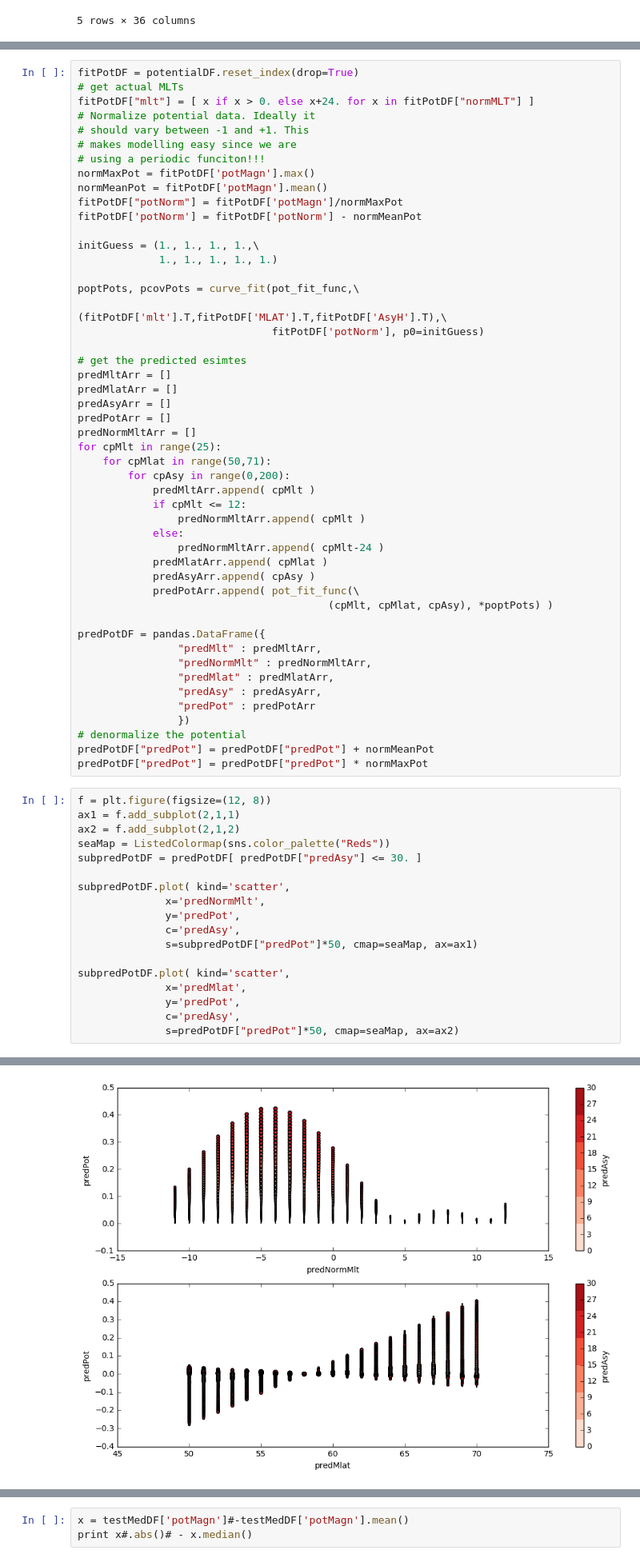
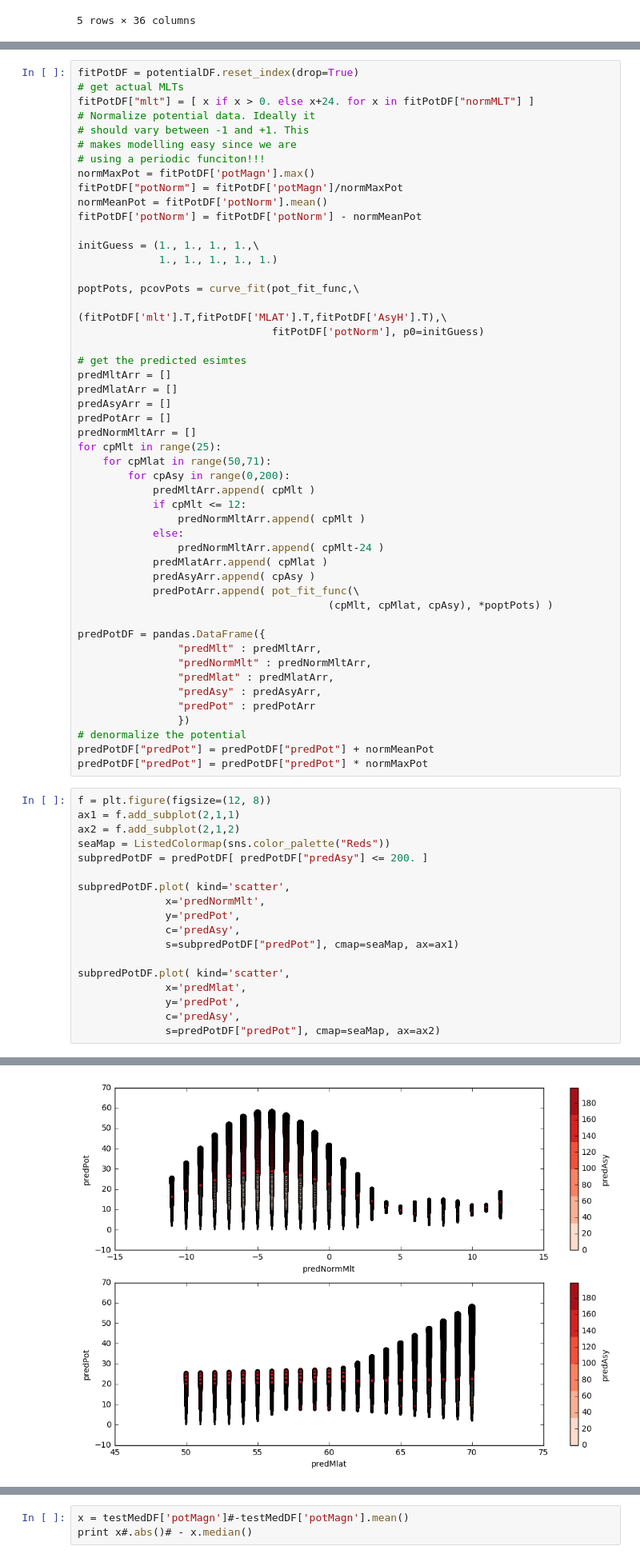
Before and after one commit to bharatreddy/indsvels, a Jupyter notebook: ipy/pot-mod-fin.ipynb, the cells around one changed output, grey strips where cells are left out. Shown at 80% size. Cells and saved outputs as stored; diff of their text form.

```diff
--- a/ipy/pot-mod-fin.ipynb
+++ b/ipy/pot-mod-fin.ipynb
@@ -239,8 +239,8 @@ fitPotDF["mlt"] = [ x if x > 0. else x+24. for x in fitPotDF["normMLT"] ]
 # makes modelling easy since we are
 # using a periodic funciton!!!
 normMaxPot = fitPotDF['potMagn'].max()
-normMeanPot = fitPotDF['potMagn'].mean()
 fitPotDF["potNorm"] = fitPotDF['potMagn']/normMaxPot
+normMeanPot = fitPotDF['potNorm'].mean()
 fitPotDF['potNorm'] = fitPotDF['potNorm'] - normMeanPot
 
 initGuess = (1., 1., 1., 1.,\
@@ -282,24 +282,24 @@ predPotDF["predPot"] = predPotDF["predPot"] * normMaxPot
 # %%
 f = plt.figure(figsize=(12, 8))
 ax1 = f.add_subplot(2,1,1)
 ax2 = f.add_subplot(2,1,2)
 seaMap = ListedColormap(sns.color_palette("Reds"))
-subpredPotDF = predPotDF[ predPotDF["predAsy"] <= 30. ]
+subpredPotDF = predPotDF[ predPotDF["predAsy"] <= 200. ]
 
 subpredPotDF.plot( kind='scatter',
               x='predNormMlt',
               y='predPot',
               c='predAsy',
-              s=subpredPotDF["predPot"]*50, cmap=seaMap, ax=ax1)
+              s=subpredPotDF["predPot"], cmap=seaMap, ax=ax1)
 
 subpredPotDF.plot( kind='scatter',
               x='predMlat',
               y='predPot',
               c='predAsy',
-              s=predPotDF["predPot"]*50, cmap=seaMap, ax=ax2)
+              s=predPotDF["predPot"], cmap=seaMap, ax=ax2)
 # %% [output]
 <matplotlib.axes._subplots.AxesSubplot at 0x...>
-[figure, old version]
+[figure, new version]
 # %%
 # To estimate the boundary we
 # fit first order harmonics!
```
